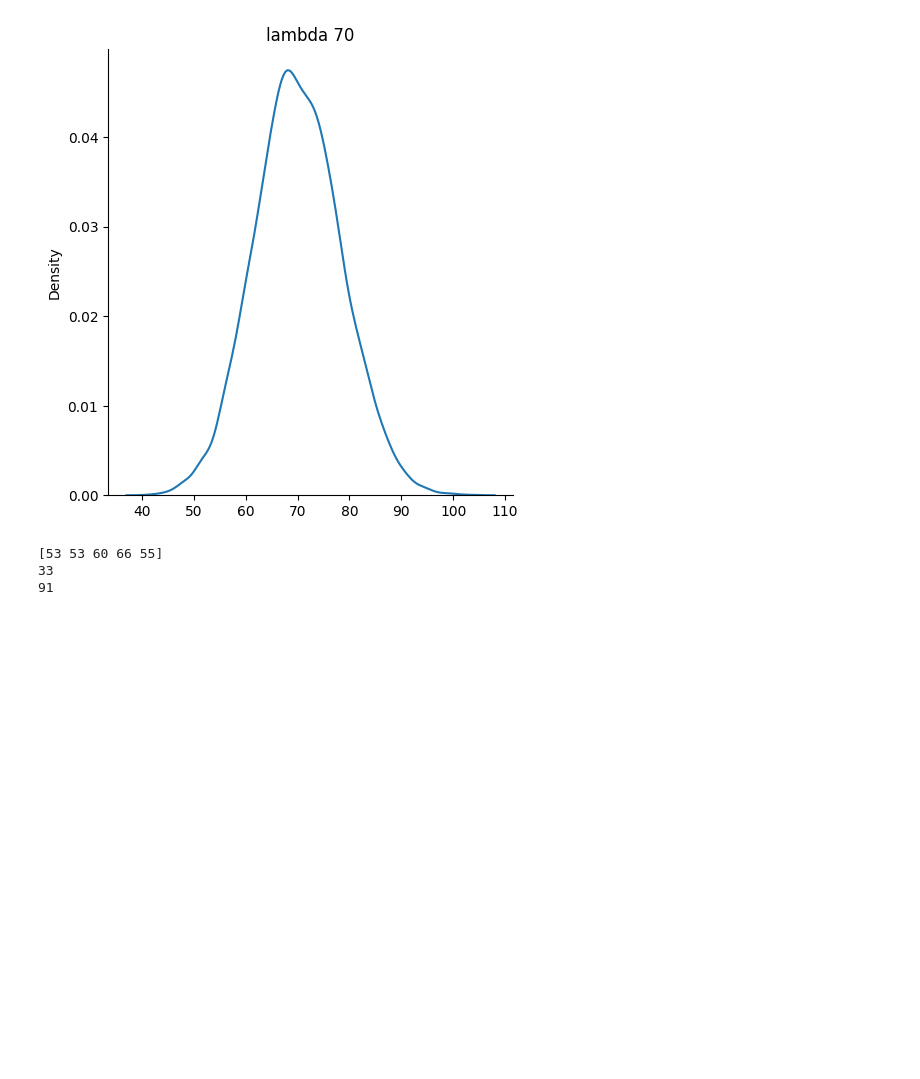
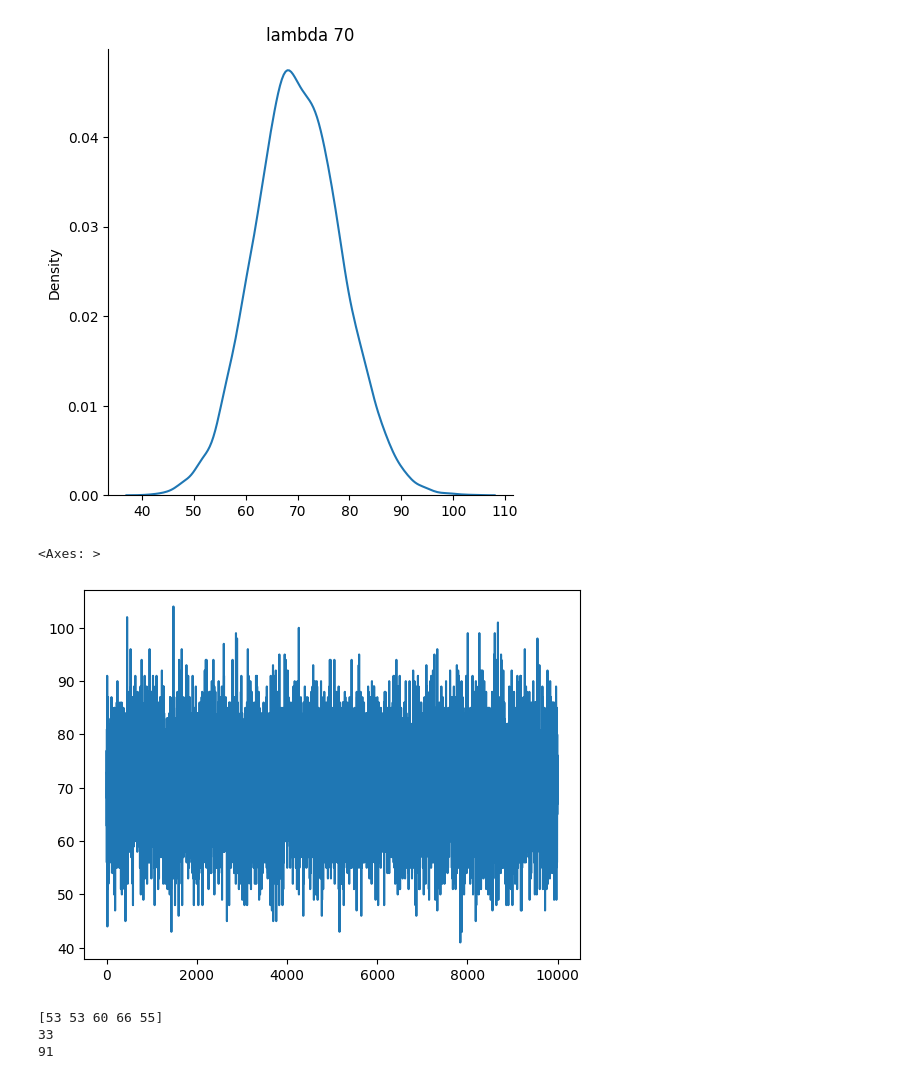
Before and after one commit to tabjun/Anomaly-Detection, a Jupyter notebook: simulation/poisson_generation.ipynb, the cells around one changed output. Saved outputs shown, nothing was run; the diff lists cells and outputs as text; code cells hidden in the pictures; blank space fills up the shorter version.

```diff
--- a/simulation/poisson_generation.ipynb
+++ b/simulation/poisson_generation.ipynb
@@ -35,6 +43,11 @@ plt.title('lambda 70')
 104
 Text(0.5, 1.0, 'lambda 70')
 [figure]
+# %%
+pd.Series(data_70).plot()
+# %% [output]
+<Axes: >
+[figure, added]
 # %%
 np.random.seed(5)
 
```
Also changed, not shown: parts of 25 cells of this notebook.
